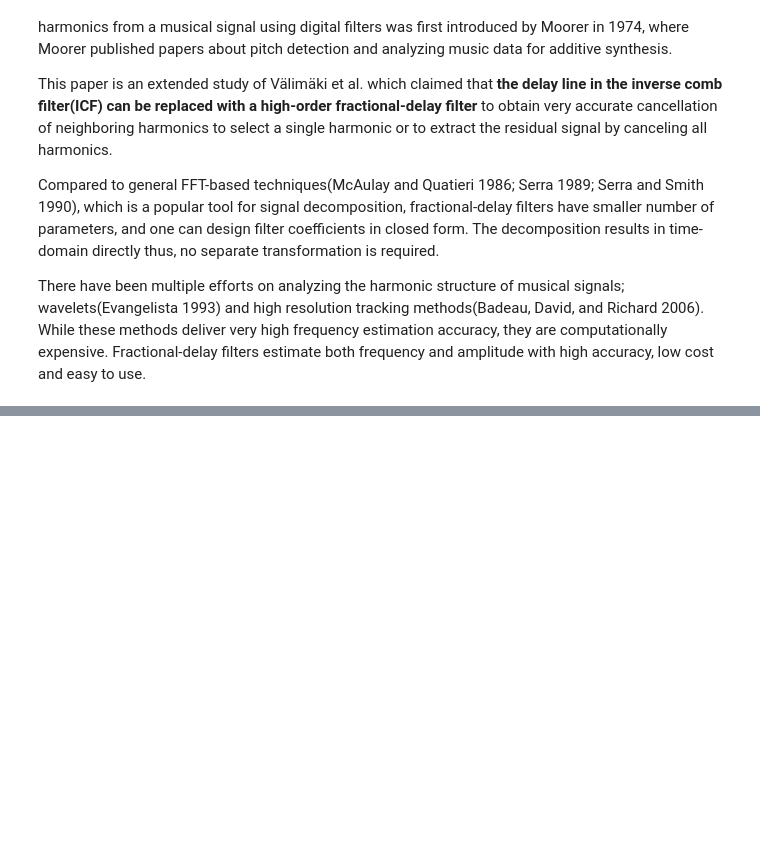
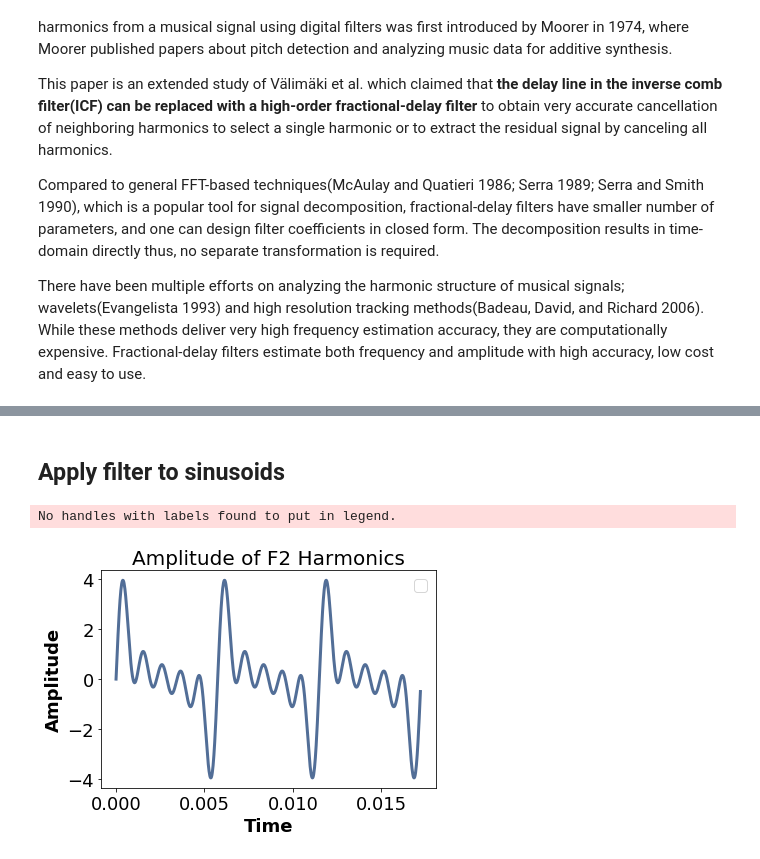
Before and after one commit to SuperShinyEyes/aalto-audio-signal-processing, a Jupyter notebook: homeworks/HW3_fractional_delay_filters.ipynb, the cells around one changed output, grey strips where cells are left out. Drawn from its saved outputs; the diff is of its cells as text; code cells hidden in the pictures; blank space fills up the shorter version.

```diff
--- a/homeworks/HW3_fractional_delay_filters.ipynb
+++ b/homeworks/HW3_fractional_delay_filters.ipynb
@@ -253,0 +150,31 @@ c2e2f2.slice(44100,44100+4410).make_spectrum().plot()
+# %% [markdown]
+## Apply filter to sinusoids
+# %%
+def get_harmonics(f0, num_tones=1):
+    """Return harmonics of given F0. The number of tones are defined by `num_tones`.
+
+    Parameters
+    ----------
+    f0: float
+        Fundamental frequency
+    num_tones: int
+        Number of tones. If num_tones=1, return only f0. When num_tones > 1, return the overtones.
+
+    Return
+    ------
+    Signal
+    """
+    return thinkdsp.SumSignal(*tuple(thinkdsp.Sinusoid(freq=f0*order) for order in range(1,num_tones+1)))
+
+sinusoid_harmonic_signal = get_harmonics(174, num_tones=5)
+sinusoid_harmonic_wav = sinusoid_harmonic_signal.make_wave(framerate=44100)
+sinusoid_harmonic_ys = sinusoid_harmonic_wav.ys
+wavfile.write("f2_5_harmonics.wav", rate=sinusoid_harmonic_wav.framerate, data=sinusoid_harmonic_ys)
+sinusoid_harmonic_signal.plot(framerate=sinusoid_harmonic_wav.framerate)
+thinkplot.config(xlabel='Time',
+                 ylabel='Amplitude',
+                 title = 'Amplitude of F2 Harmonics'
+                )
+# %% [output]
+No handles with labels found to put in legend.
+[figure, added]
```
Also changed, not shown: parts of 38 cells of this notebook.
